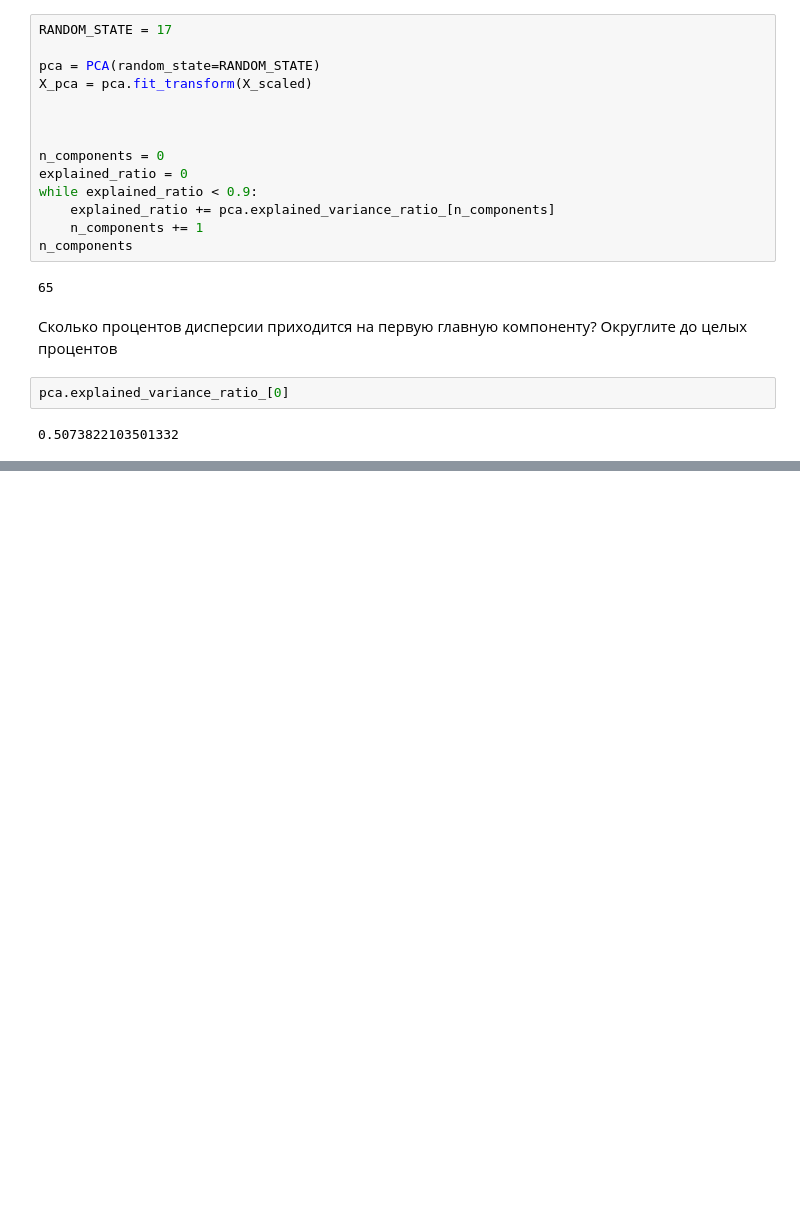
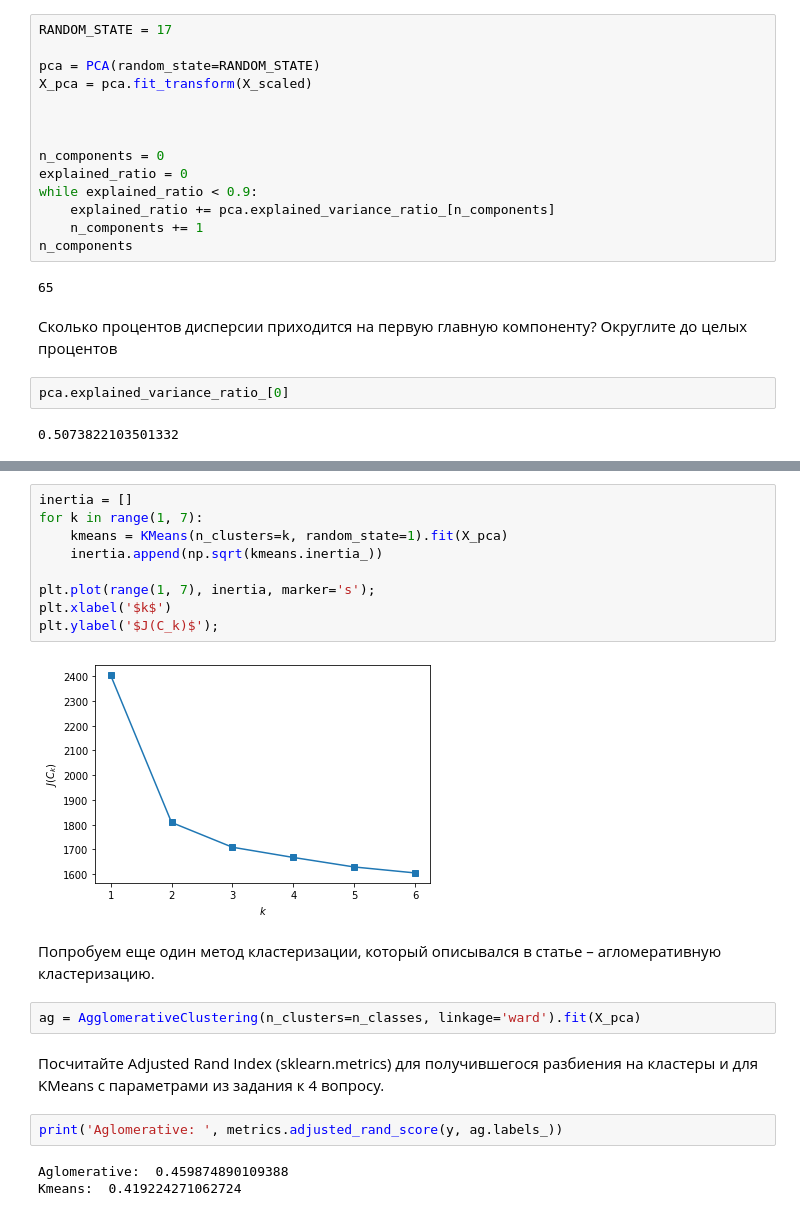
Before and after one commit to AlexeyMarg/open_ai_course, a Jupyter notebook: 7_without_teacher/7_without_teacher_homework.ipynb, the cells around one changed output, grey strips where cells are left out. Drawn from its saved outputs; the diff is of its cells as text; blank space fills up the shorter version.

```diff
--- a/7_without_teacher/7_without_teacher_homework.ipynb
+++ b/7_without_teacher/7_without_teacher_homework.ipynb
@@ -105,0 +180,22 @@ pca.explained_variance_ratio_[0]
+# %%
+inertia = []
+for k in range(1, 7):
+    kmeans = KMeans(n_clusters=k, random_state=1).fit(X_pca)
+    inertia.append(np.sqrt(kmeans.inertia_))
+
+plt.plot(range(1, 7), inertia, marker='s');
+plt.xlabel('$k$')
+plt.ylabel('$J(C_k)$');
+# %% [output]
+[figure, added]
+# %% [markdown]
+Попробуем еще один метод кластеризации, который описывался в статье – агломеративную кластеризацию.
+# %%
+ag = AgglomerativeClustering(n_clusters=n_classes, linkage='ward').fit(X_pca)
+# %% [markdown]
+Посчитайте Adjusted Rand Index (sklearn.metrics) для получившегося разбиения на кластеры и для KMeans с параметрами из задания к 4 вопросу.
+# %%
+print('Aglomerative: ', metrics.adjusted_rand_score(y, ag.labels_))
+# %% [output]
+Aglomerative:  0.459874890109388
+Kmeans:  0.419224271062724
```
Also changed, not shown: parts of 18 cells of this notebook.
